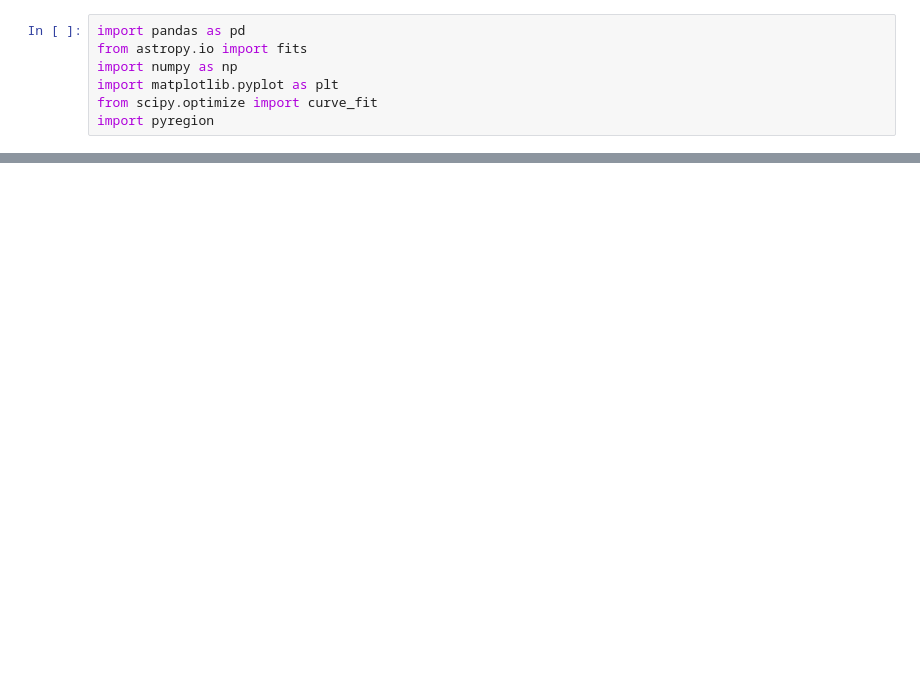
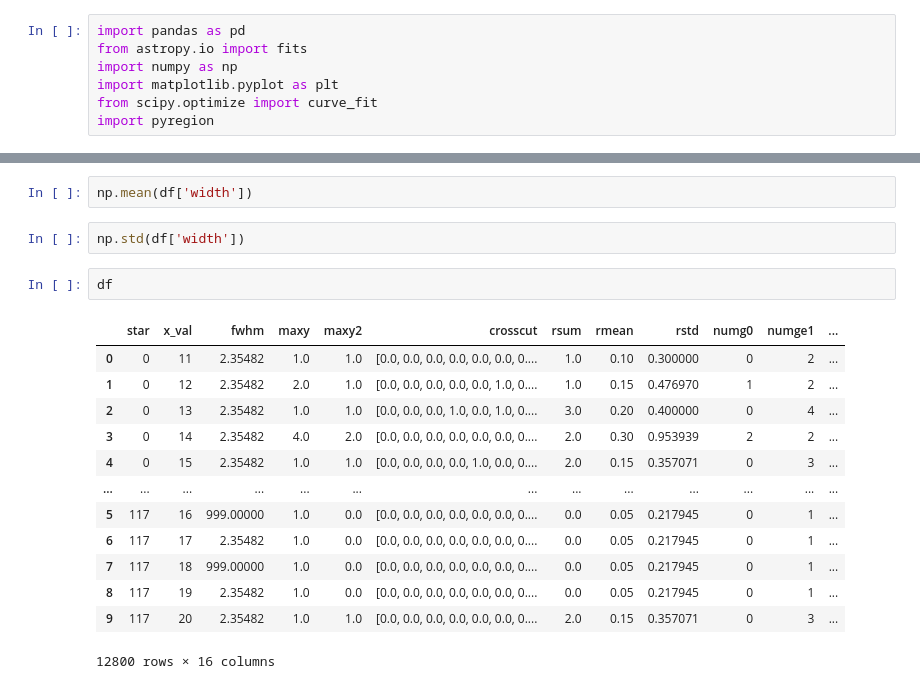
Before and after one commit to MillionConcepts/glcat, a Jupyter notebook: fwhm_mass.ipynb, the cells around one changed output, grey strips where cells are left out. Cells and saved outputs as stored; diff of their text form; blank space fills up the shorter version.

```diff
--- a/fwhm_mass.ipynb
+++ b/fwhm_mass.ipynb
@@ -359,0 +445,20 @@ plt.colorbar()
+# %%
+np.mean(df['width'])
+# %%
+np.std(df['width'])
+# %%
+df
+# %% [output]
+|  | star | x_val | fwhm | maxy | maxy2 | crosscut | rsum | rmean | rstd | numg0 | numge1 | ... |
+| 0 | 0 | 11 | 2.35482 | 1.0 | 1.0 | [0.0, 0.0, 0.0, 0.0, 0.0, 0.0, 0.... | 1.0 | 0.10 | 0.300000 | 0 | 2 | ... |
+| 1 | 0 | 12 | 2.35482 | 2.0 | 1.0 | [0.0, 0.0, 0.0, 0.0, 0.0, 1.0, 0.... | 1.0 | 0.15 | 0.476970 | 1 | 2 | ... |
+| 2 | 0 | 13 | 2.35482 | 1.0 | 1.0 | [0.0, 0.0, 0.0, 1.0, 0.0, 1.0, 0.... | 3.0 | 0.20 | 0.400000 | 0 | 4 | ... |
+| 3 | 0 | 14 | 2.35482 | 4.0 | 2.0 | [0.0, 0.0, 0.0, 0.0, 0.0, 0.0, 0.... | 2.0 | 0.30 | 0.953939 | 2 | 2 | ... |
+| 4 | 0 | 15 | 2.35482 | 1.0 | 1.0 | [0.0, 0.0, 0.0, 0.0, 1.0, 0.0, 0.... | 2.0 | 0.15 | 0.357071 | 0 | 3 | ... |
+| ... | ... | ... | ... | ... | ... | ... | ... | ... | ... | ... | ... | ... |
+| 5 | 117 | 16 | 999.00000 | 1.0 | 0.0 | [0.0, 0.0, 0.0, 0.0, 0.0, 0.0, 0.... | 0.0 | 0.05 | 0.217945 | 0 | 1 | ... |
+| 6 | 117 | 17 | 2.35482 | 1.0 | 0.0 | [0.0, 0.0, 0.0, 0.0, 0.0, 0.0, 0.... | 0.0 | 0.05 | 0.217945 | 0 | 1 | ... |
+| 7 | 117 | 18 | 999.00000 | 1.0 | 0.0 | [0.0, 0.0, 0.0, 0.0, 0.0, 0.0, 0.... | 0.0 | 0.05 | 0.217945 | 0 | 1 | ... |
+| 8 | 117 | 19 | 2.35482 | 1.0 | 0.0 | [0.0, 0.0, 0.0, 0.0, 0.0, 0.0, 0.... | 0.0 | 0.05 | 0.217945 | 0 | 1 | ... |
+| 9 | 117 | 20 | 2.35482 | 1.0 | 1.0 | [0.0, 0.0, 0.0, 0.0, 0.0, 0.0, 0.... | 2.0 | 0.15 | 0.357071 | 0 | 3 | ... |
+12800 rows × 16 columns
```
Also changed, not shown: parts of 34 cells of this notebook, 12 other files.
